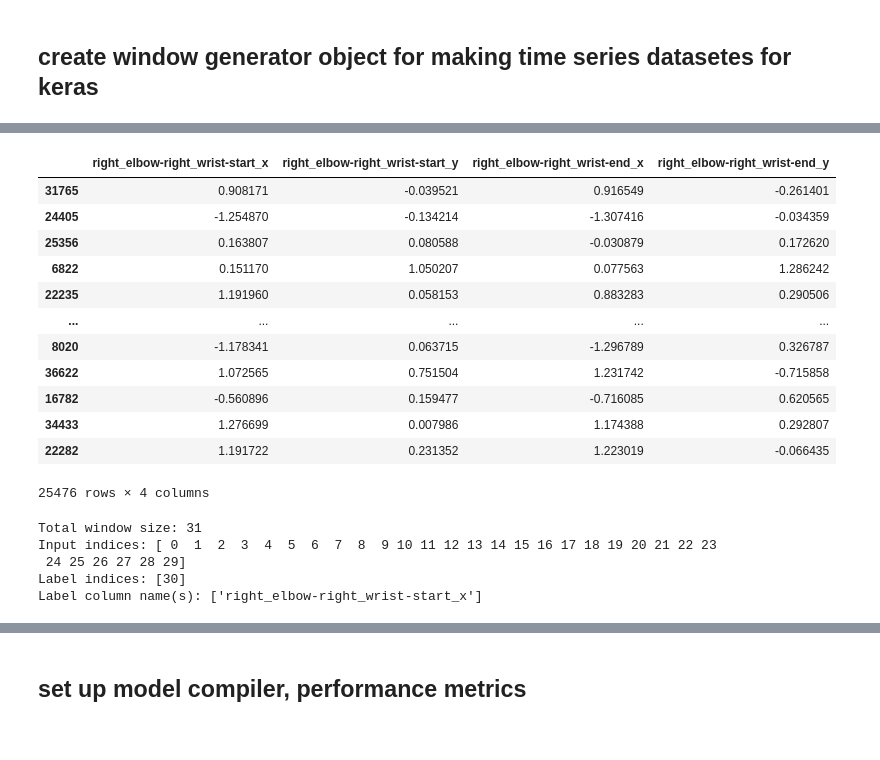
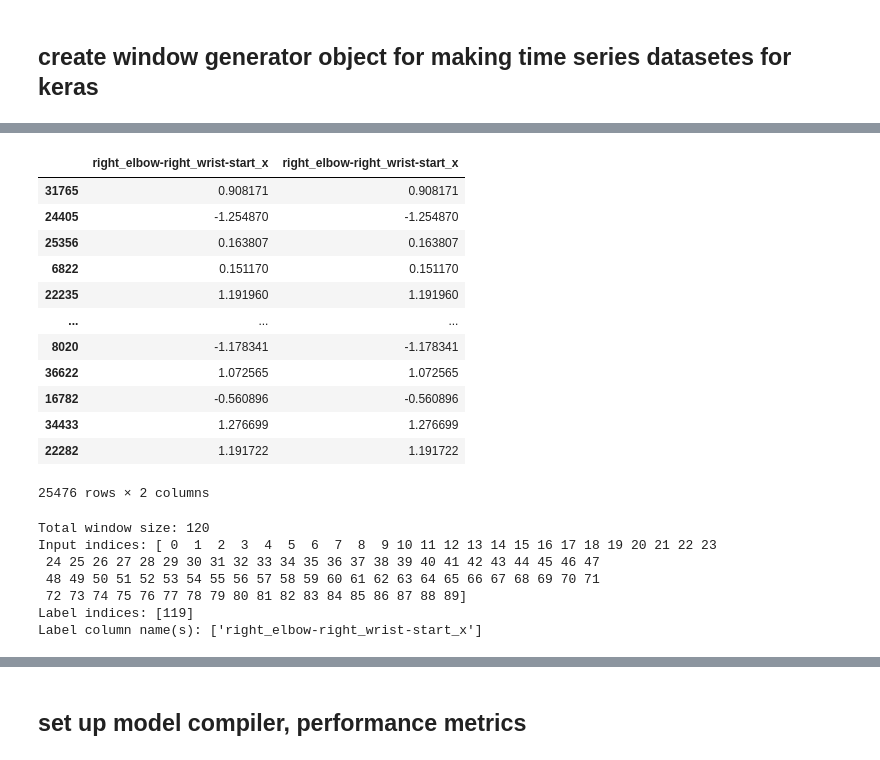
Before and after one commit to donw7/human_motion_analysis, a Jupyter notebook: notebooks/test_keras_tuner.ipynb, the cells around one changed output, grey strips where cells are left out. Cells and saved outputs as stored; diff of their text form; code cells hidden in the pictures.

Commit message:
test sequence models, enc-dec, lstm, 220603

```diff
--- a/notebooks/test_keras_tuner.ipynb
+++ b/notebooks/test_keras_tuner.ipynb
@@ -458,31 +428,33 @@ tra
 # %%
-train_df.iloc[:,48:52]
+train_df.iloc[:,[48, 48]]
 # %% [output]
-|  | right_elbow-right_wrist-start_x | right_elbow-right_wrist-start_y | right_elbow-right_wrist-end_x | right_elbow-right_wrist-end_y |
-| 31765 | 0.908171 | -0.039521 | 0.916549 | -0.261401 |
-| 24405 | -1.254870 | -0.134214 | -1.307416 | -0.034359 |
-| 25356 | 0.163807 | 0.080588 | -0.030879 | 0.172620 |
-| 6822 | 0.151170 | 1.050207 | 0.077563 | 1.286242 |
-| 22235 | 1.191960 | 0.058153 | 0.883283 | 0.290506 |
-| ... | ... | ... | ... | ... |
-| 8020 | -1.178341 | 0.063715 | -1.296789 | 0.326787 |
-| 36622 | 1.072565 | 0.751504 | 1.231742 | -0.715858 |
-| 16782 | -0.560896 | 0.159477 | -0.716085 | 0.620565 |
-| 34433 | 1.276699 | 0.007986 | 1.174388 | 0.292807 |
-| 22282 | 1.191722 | 0.231352 | 1.223019 | -0.066435 |
+|  | right_elbow-right_wrist-start_x | right_elbow-right_wrist-start_x |
+| 31765 | 0.908171 | 0.908171 |
+| 24405 | -1.254870 | -1.254870 |
+| 25356 | 0.163807 | 0.163807 |
+| 6822 | 0.151170 | 0.151170 |
+| 22235 | 1.191960 | 1.191960 |
+| ... | ... | ... |
+| 8020 | -1.178341 | -1.178341 |
+| 36622 | 1.072565 | 1.072565 |
+| 16782 | -0.560896 | -0.560896 |
+| 34433 | 1.276699 | 1.276699 |
+| 22282 | 1.191722 | 1.191722 |
-25476 rows × 4 columns
+25476 rows × 2 columns
 # %%
-w1_armfeatures_to1 = WindowGenerator(input_width=30, label_width=1, shift=1,
-                                  train_df=df_edge_features_train.iloc[:,48:52],
-                                  val_df=df_edge_features_val.iloc[:,48:52],
-                                  test_df=df_edge_features_test.iloc[:,48:52],
+w1_armfeatures_to1 = WindowGenerator(input_width=90, label_width=1, shift=30,
+                                  train_df=df_edge_features_train.iloc[:,[48, 48]],
+                                  val_df=df_edge_features_val.iloc[:,[48, 48]],
+                                  test_df=df_edge_features_test.iloc[:,[48, 48]],
                                   label_columns=['right_elbow-right_wrist-start_x'])
 w1_armfeatures_to1
 # %% [output]
-Total window size: 31
+Total window size: 120
 Input indices: [ 0  1  2  3  4  5  6  7  8  9 10 11 12 13 14 15 16 17 18 19 20 21 22 23
- 24 25 26 27 28 29]
-Label indices: [30]
+ 24 25 26 27 28 29 30 31 32 33 34 35 36 37 38 39 40 41 42 43 44 45 46 47
+ 48 49 50 51 52 53 54 55 56 57 58 59 60 61 62 63 64 65 66 67 68 69 70 71
+ 72 73 74 75 76 77 78 79 80 81 82 83 84 85 86 87 88 89]
+Label indices: [119]
 Label column name(s): ['right_elbow-right_wrist-start_x']
 # %%
 w2_ds_rightarm = WindowGenerator(input_width=150, label_width=1, shift=150,
```
Also changed, not shown: parts of 49 cells of this notebook, 3 other files.
